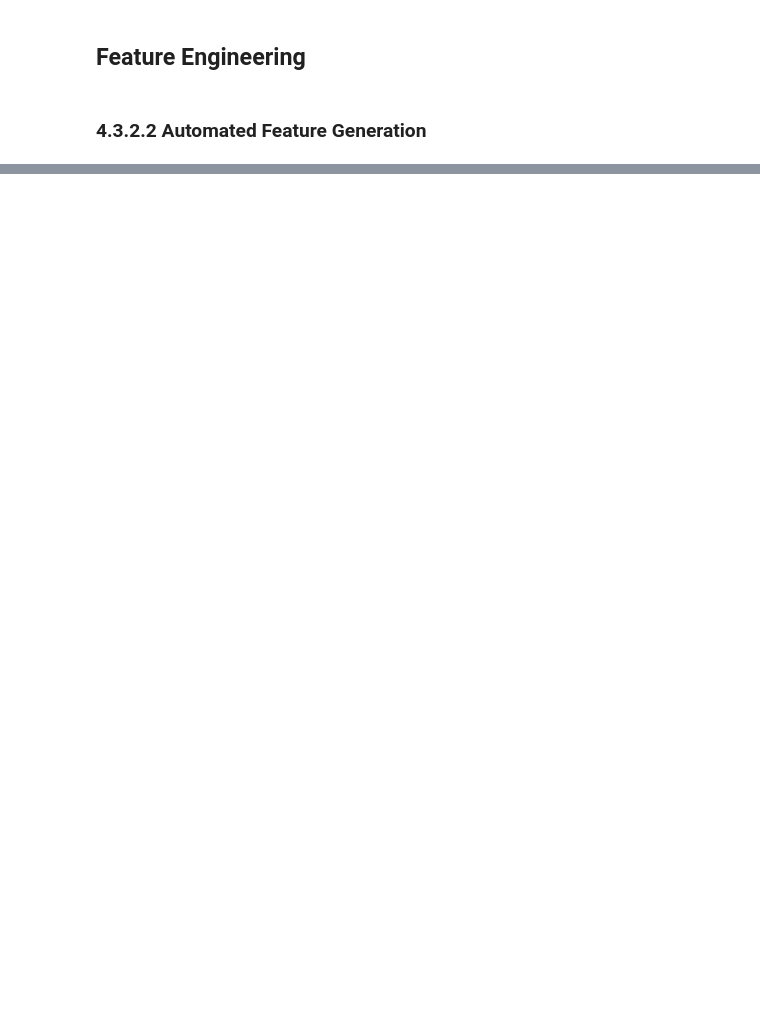
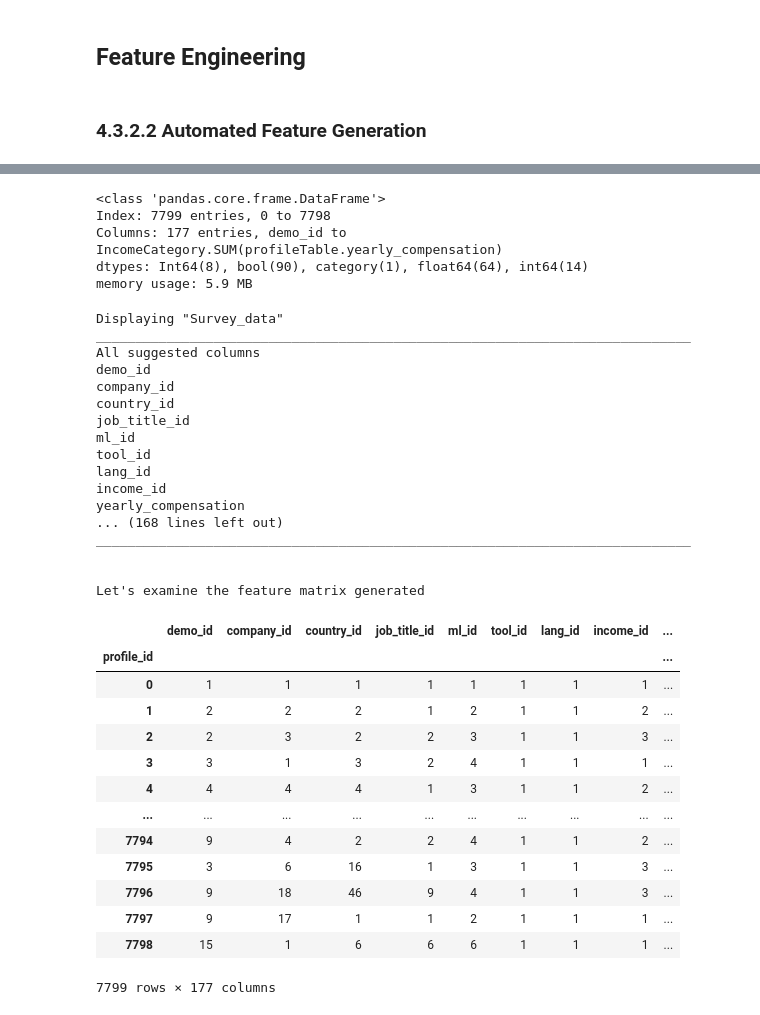
Before and after one commit to Aaron2k02/data-mining-warehousing-wages-analysis, a Jupyter notebook: notebooks/03_data_preprocessing/01_data_encoding.ipynb, the cells around one changed output, grey strips where cells are left out. Drawn from its saved outputs; the diff is of its cells as text; code cells hidden in the pictures; blank space fills up the shorter version.

```diff
--- a/notebooks/03_data_preprocessing/01_data_encoding.ipynb
+++ b/notebooks/03_data_preprocessing/01_data_encoding.ipynb
@@ -258,0 +367,10 @@ dim_income_category = survey_df[[col for col in survey_df.columns if col.startsw
+# %%
+# Add the relationships to the EntitySet
+es = es.add_relationship(relationship=relationship_demographics)
+es = es.add_relationship(relationship=relationship_company)
+es = es.add_relationship(relationship=relationship_country)
+es = es.add_relationship(relationship=relationship_job_title)
+es = es.add_relationship(relationship=relationship_ml_incorporation)
+es = es.add_relationship(relationship=relationship_primary_tool)
+es = es.add_relationship(relationship=relationship_recommended_language)
+es = es.add_relationship(relationship=relationship_income_category)
@@ -258,0 +415,58 @@ dim_income_category = survey_df[[col for col in survey_df.columns if col.startsw
+# %%
+feature_matrix.info()
+# %% [output]
+<class 'pandas.core.frame.DataFrame'>
+Index: 7799 entries, 0 to 7798
+Columns: 177 entries, demo_id to IncomeCategory.SUM(profileTable.yearly_compensation)
+dtypes: Int64(8), bool(90), category(1), float64(64), int64(14)
+memory usage: 5.9 MB
+# %%
+def display_tb (feature_matrix_num = 0, first_n = 5):
+  feature_matrixes = [feature_matrix]
+  name = ["Survey_data"]
+
+  print(f"Displaying \"{name[feature_matrix_num]}\"")
+
+  print("____________________________________________________________________________")
+  print("All suggested columns")
+  for n in list(feature_matrixes[feature_matrix_num].columns):
+    print(n)
+
+  n=first_n
+  print("____________________________________________________________________________")
+  print(f"\n\nLet's examine the feature matrix generated")
+  display(feature_matrixes[feature_matrix_num])
+# %%
+display_tb()
+# %% [output]
+Displaying "Survey_data"
+____________________________________________________________________________
+All suggested columns
+demo_id
+company_id
+country_id
+job_title_id
+ml_id
+tool_id
+lang_id
+income_id
+yearly_compensation
+... (168 lines left out)
+____________________________________________________________________________
+
+
+Let's examine the feature matrix generated
+|  | demo_id | company_id | country_id | job_title_id | ml_id | tool_id | lang_id | income_id | ... |
+| profile_id |  |  |  |  |  |  |  |  | ... |
+| 0 | 1 | 1 | 1 | 1 | 1 | 1 | 1 | 1 | ... |
+| 1 | 2 | 2 | 2 | 1 | 2 | 1 | 1 | 2 | ... |
+| 2 | 2 | 3 | 2 | 2 | 3 | 1 | 1 | 3 | ... |
+| 3 | 3 | 1 | 3 | 2 | 4 | 1 | 1 | 1 | ... |
+| 4 | 4 | 4 | 4 | 1 | 3 | 1 | 1 | 2 | ... |
+| ... | ... | ... | ... | ... | ... | ... | ... | ... | ... |
+| 7794 | 9 | 4 | 2 | 2 | 4 | 1 | 1 | 2 | ... |
+| 7795 | 3 | 6 | 16 | 1 | 3 | 1 | 1 | 3 | ... |
+| 7796 | 9 | 18 | 46 | 9 | 4 | 1 | 1 | 3 | ... |
+| 7797 | 9 | 17 | 1 | 1 | 2 | 1 | 1 | 1 | ... |
+| 7798 | 15 | 1 | 6 | 6 | 6 | 1 | 1 | 1 | ... |
+7799 rows × 177 columns
```
Also changed, not shown: parts of 16 cells of this notebook, 1 other file.
